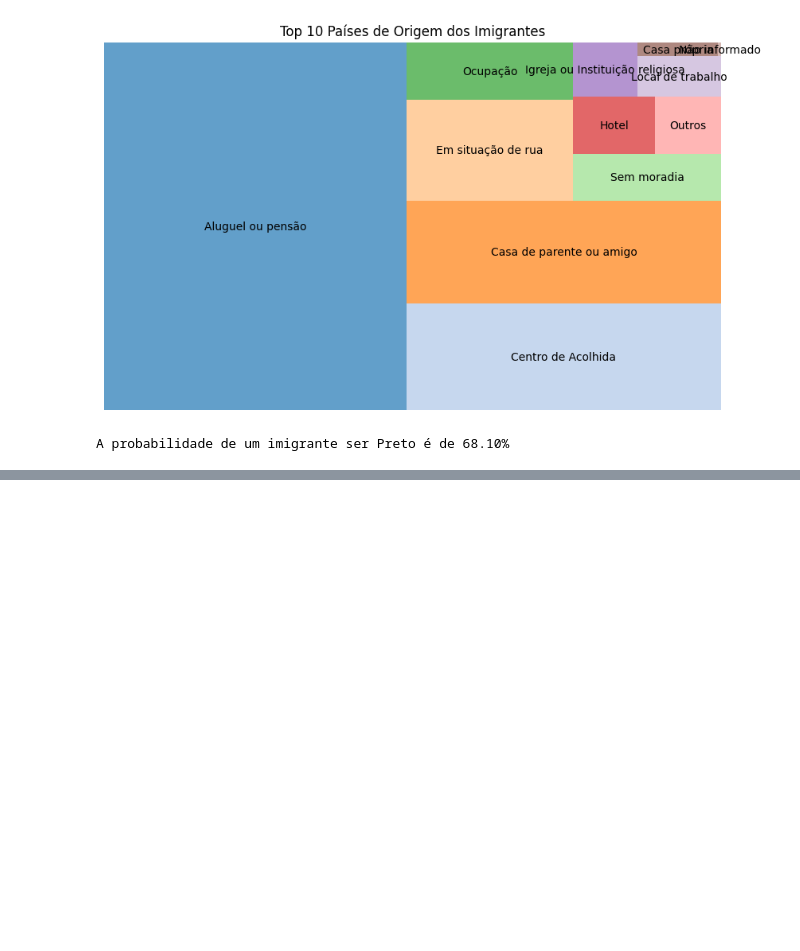
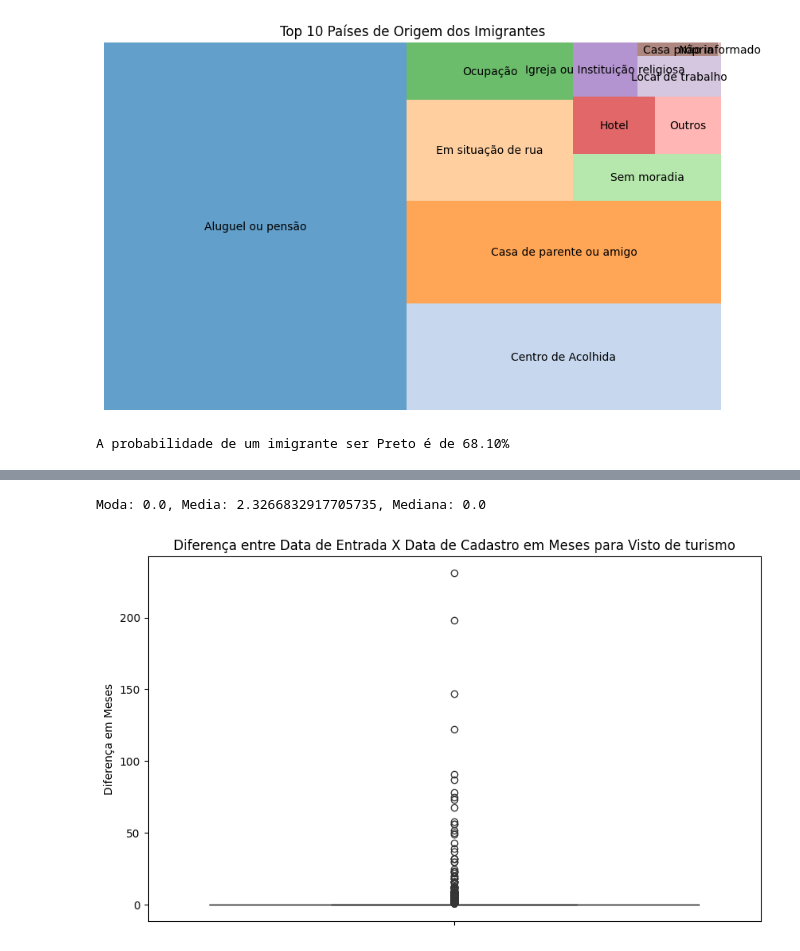
Before and after one commit to gabriel-lacerdaa/AnaliseDeDados, a Jupyter notebook: analise.ipynb, the cells around one changed output, grey strips where cells are left out. Cells and saved outputs as stored; diff of their text form; code cells hidden in the pictures; blank space fills up the shorter version.

```diff
--- a/analise.ipynb
+++ b/analise.ipynb
@@ -468,0 +497,29 @@ A probabilidade de um imigrante ser Preto é de 68.10%
+# %%
+#Boxplot de uma situação migratoria especifica
+stiaucao_migratoria = 'Visto de turismo'
+
+df_filtrado = df[df['situacao_migratoria'] == stiaucao_migratoria]
+
+media = df_filtrado['dif_dtcad_dtingr_meses'].mean()
+moda = df_filtrado['dif_dtcad_dtingr_meses'].mode()
+mediana = df_filtrado['dif_dtcad_dtingr_meses'].median()
+
+print(f'Moda: {moda[0]}, Media: {media}, Mediana: {mediana}')
+
+# Criar a figura para o boxplot
+plt.figure(figsize=(10, 6))
+
+# Gerar o boxplot usando seaborn
+sns.boxplot(y='dif_dtcad_dtingr_meses', data=df_filtrado)
+
+# Adicionar um título ao gráfico
+plt.title(f'Diferença entre Data de Entrada X Data de Cadastro em Meses para {stiaucao_migratoria}')
+
+# Rotular o eixo y
+plt.ylabel('Diferença em Meses')
+
+# Mostrar o gráfico
+plt.show()
+# %% [output]
+Moda: 0.0, Media: 2.3266832917705735, Mediana: 0.0
+[figure, added]
```
Also changed, not shown: parts of 10 cells of this notebook.
